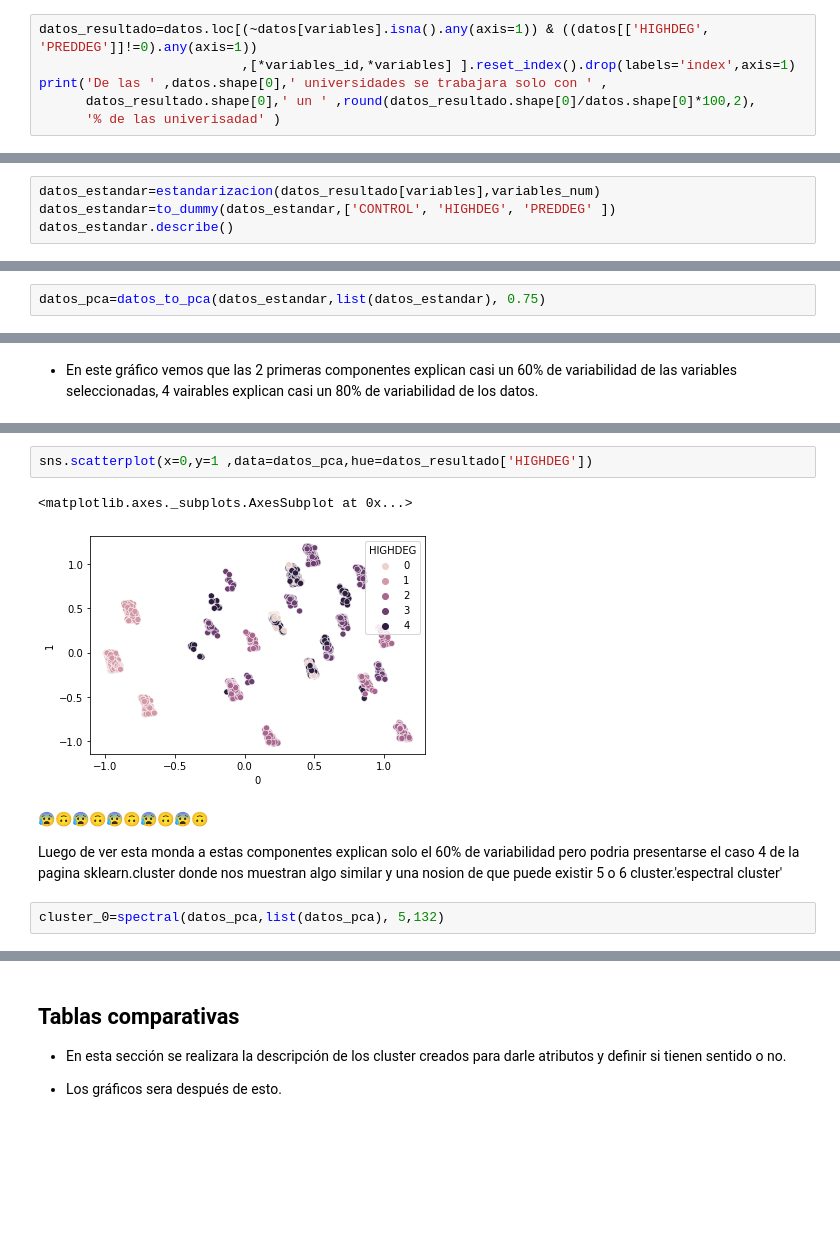
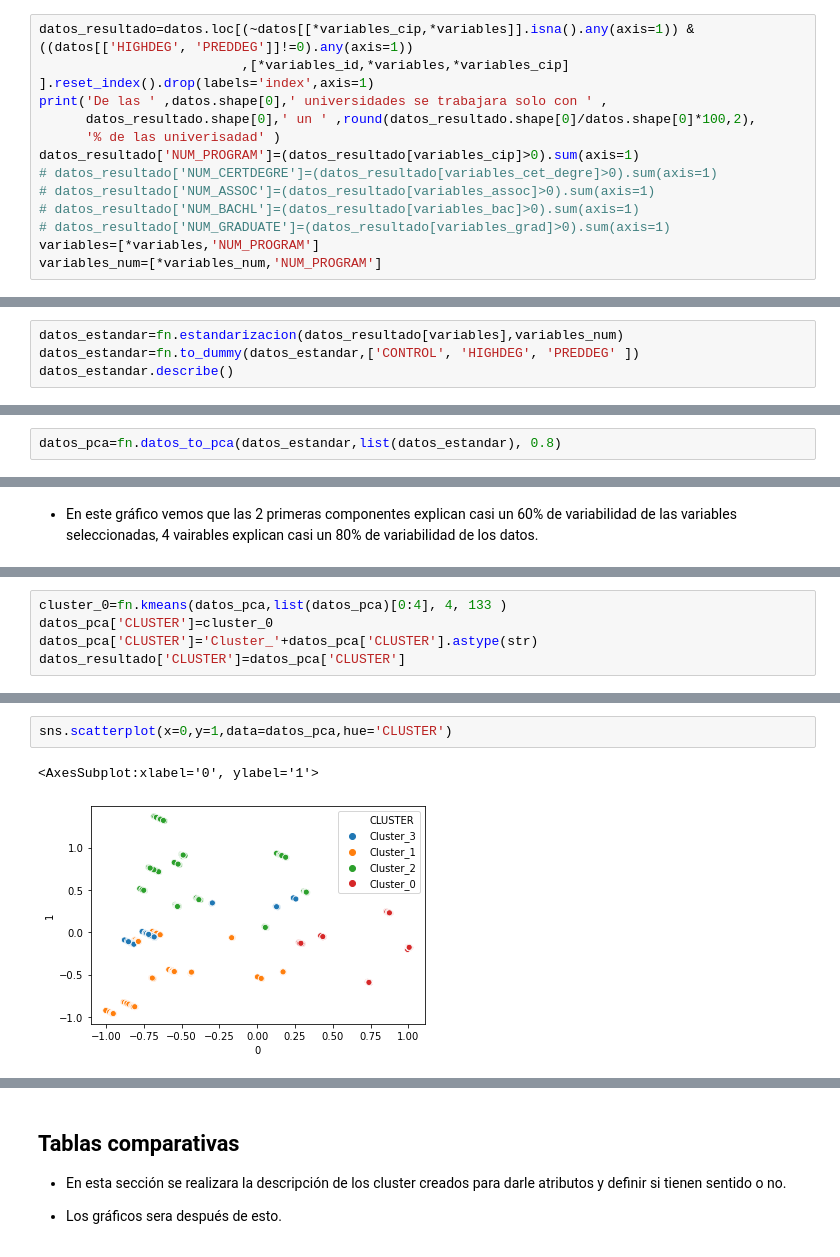
Before and after one commit to Germanchelo13/CollegeScorecard, a Jupyter notebook: desarrollo_cluster.ipynb, the cells around one changed output, grey strips where cells are left out. Drawn from its saved outputs; the diff is of its cells as text; blank space fills up the shorter version.

Commit message:
cluster_def

```diff
--- a/desarrollo_cluster.ipynb
+++ b/desarrollo_cluster.ipynb
@@ -575,9 +570,16 @@ datos[variables].isna().sum().plot.bar()
 
 La idea es solo tener estos dataframe no es necesario crear mas.
 # %%
-datos_resultado=datos.loc[(~datos[variables].isna().any(axis=1)) & ((datos[['HIGHDEG', 'PREDDEG']]!=0).any(axis=1))
-                          ,[*variables_id,*variables] ].reset_index().drop(labels='index',axis=1)
+datos_resultado=datos.loc[(~datos[[*variables_cip,*variables]].isna().any(axis=1)) & ((datos[['HIGHDEG', 'PREDDEG']]!=0).any(axis=1))
+                          ,[*variables_id,*variables,*variables_cip] ].reset_index().drop(labels='index',axis=1)
 print('De las ' ,datos.shape[0],' universidades se trabajara solo con ' ,
       datos_resultado.shape[0],' un ' ,round(datos_resultado.shape[0]/datos.shape[0]*100,2),
       '% de las univerisadad' )
+datos_resultado['NUM_PROGRAM']=(datos_resultado[variables_cip]>0).sum(axis=1)
+# datos_resultado['NUM_CERTDEGRE']=(datos_resultado[variables_cet_degre]>0).sum(axis=1)
+# datos_resultado['NUM_ASSOC']=(datos_resultado[variables_assoc]>0).sum(axis=1)
+# datos_resultado['NUM_BACHL']=(datos_resultado[variables_bac]>0).sum(axis=1)
+# datos_resultado['NUM_GRADUATE']=(datos_resultado[variables_grad]>0).sum(axis=1)
+variables=[*variables,'NUM_PROGRAM']
+variables_num=[*variables_num,'NUM_PROGRAM']
 # %% [output]
@@ -653,7 +611,7 @@ tabla_dinamica(datos_resultado, variables_dum[0],variables_dum[1:], False,2,Fals
 
 - Los datos_estandar se encuentran estandarizados para aplicar una segmentación para todos.
 # %%
-datos_estandar=estandarizacion(datos_resultado[variables],variables_num)
-datos_estandar=to_dummy(datos_estandar,['CONTROL', 'HIGHDEG', 'PREDDEG' ])
+datos_estandar=fn.estandarizacion(datos_resultado[variables],variables_num)
+datos_estandar=fn.to_dummy(datos_estandar,['CONTROL', 'HIGHDEG', 'PREDDEG' ])
 datos_estandar.describe()
 # %% [output]
@@ -677,5 +635,5 @@ grafico_comparativo_num.map_lower(sns.kdeplot)
 # %% [markdown]
 ##  Aplicación de PCA
 # %%
-datos_pca=datos_to_pca(datos_estandar,list(datos_estandar), 0.75)
+datos_pca=fn.datos_to_pca(datos_estandar,list(datos_estandar), 0.8)
 # %% [output]
@@ -685,0 +706,5 @@ Las 4 componentes explican un 78.21% de variabilidad de los datos esta función
+# %%
+cluster_0=fn.kmeans(datos_pca,list(datos_pca)[0:4], 4, 133 )
+datos_pca['CLUSTER']=cluster_0
+datos_pca['CLUSTER']='Cluster_'+datos_pca['CLUSTER'].astype(str)
+datos_resultado['CLUSTER']=datos_pca['CLUSTER']
@@ -686,11 +729,5 @@ Las 4 componentes explican un 78.21% de variabilidad de los datos esta función
 # %%
-sns.scatterplot(x=0,y=1 ,data=datos_pca,hue=datos_resultado['HIGHDEG'])
+sns.scatterplot(x=0,y=1,data=datos_pca,hue='CLUSTER')
 # %% [output]
-<matplotlib.axes._subplots.AxesSubplot at 0x...>
+<AxesSubplot:xlabel='0', ylabel='1'>
-[figure, old version]
+[figure, new version]
-# %% [markdown]
-😰🙃😰🙃😰🙃😰🙃😰🙃
-
-Luego de ver esta monda a estas componentes explican solo el 60% de variabilidad pero podria presentarse el caso 4 de la pagina sklearn.cluster donde nos muestran algo similar y una nosion de que puede existir 5 o 6 cluster.'espectral cluster'
-# %%
-cluster_0=spectral(datos_pca,list(datos_pca), 5,132)
```
Also changed, not shown: parts of 59 cells of this notebook, 2 other files.
